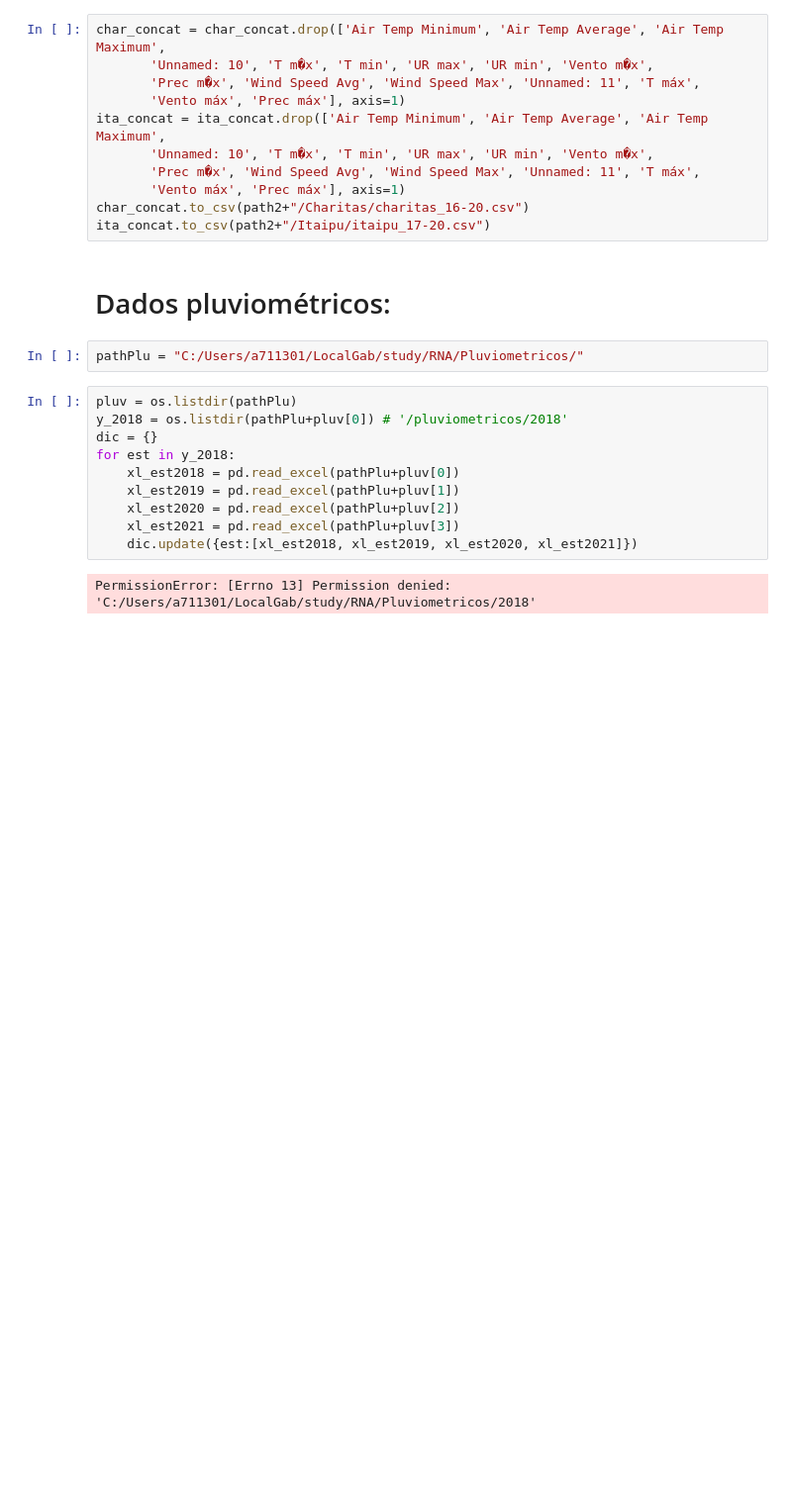
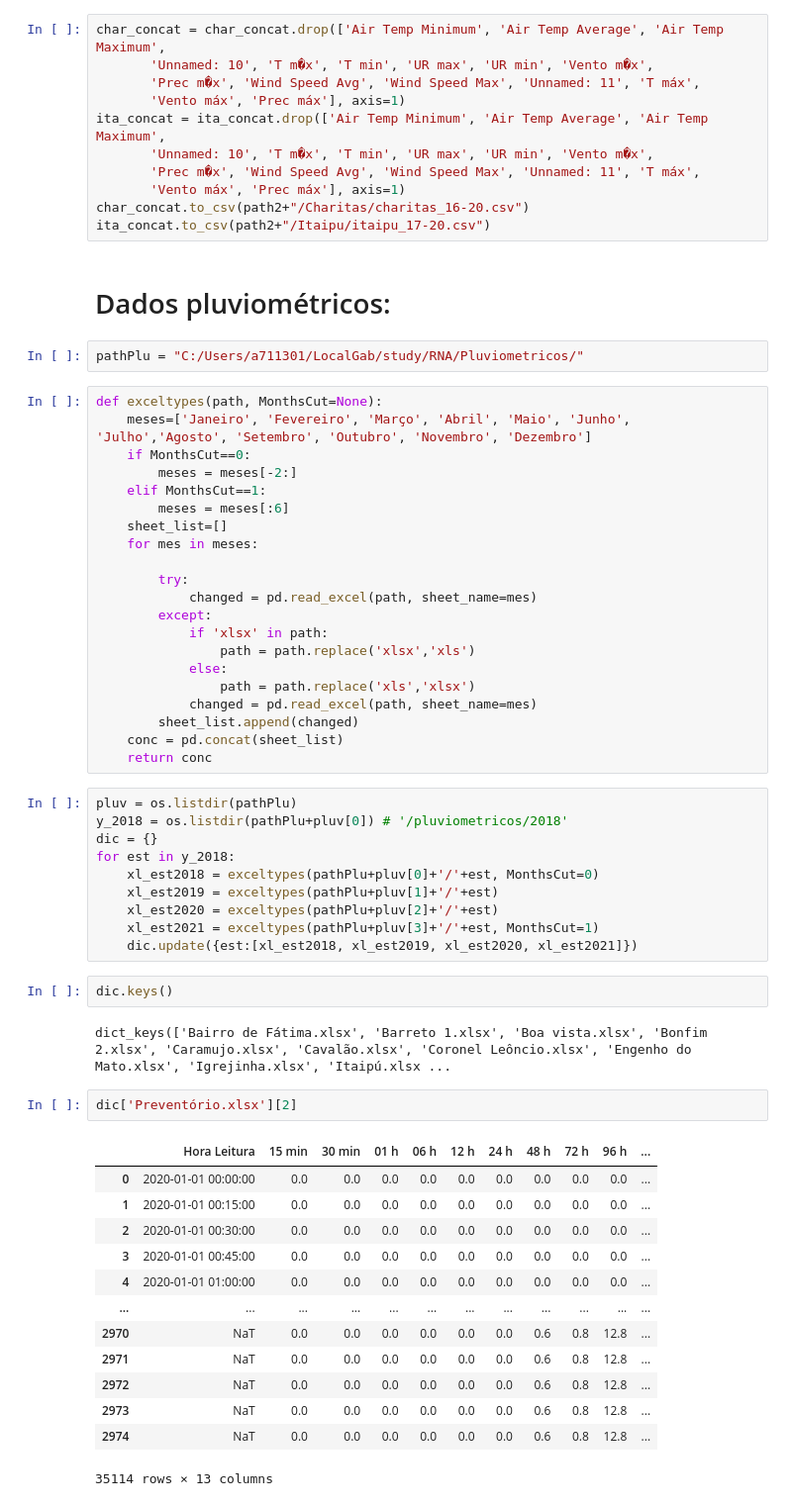
Before and after one commit to g-almeida/Climatology, a Jupyter notebook: PMN/timeSeries.ipynb, the cells around one changed output. Shown at 99% size. Drawn from its saved outputs; the diff is of its cells as text; blank space fills up the shorter version.

Commit message:
update on pluv timeseries

```diff
--- a/PMN/timeSeries.ipynb
+++ b/PMN/timeSeries.ipynb
@@ -154,15 +154,54 @@ ita_concat.to_csv(path2+"/Itaipu/itaipu_17-20.csv")
 # Dados pluviométricos:
 # %%
 pathPlu = "C:/Users/a711301/LocalGab/study/RNA/Pluviometricos/"
+# %%
+def exceltypes(path, MonthsCut=None):
+    meses=['Janeiro', 'Fevereiro', 'Março', 'Abril', 'Maio', 'Junho', 'Julho','Agosto', 'Setembro', 'Outubro', 'Novembro', 'Dezembro']
+    if MonthsCut==0:
+        meses = meses[-2:]
+    elif MonthsCut==1:
+        meses = meses[:6]
+    sheet_list=[]
+    for mes in meses:
+
+        try:
+            changed = pd.read_excel(path, sheet_name=mes)
+        except:
+            if 'xlsx' in path:
+                path = path.replace('xlsx','xls')
+            else:
+                path = path.replace('xls','xlsx')
+            changed = pd.read_excel(path, sheet_name=mes)
+        sheet_list.append(changed)
+    conc = pd.concat(sheet_list)
+    return conc
 # %%
 pluv = os.listdir(pathPlu)
 y_2018 = os.listdir(pathPlu+pluv[0]) # '/pluviometricos/2018'
 dic = {}
 for est in y_2018:
-    xl_est2018 = pd.read_excel(pathPlu+pluv[0])
-    xl_est2019 = pd.read_excel(pathPlu+pluv[1])
-    xl_est2020 = pd.read_excel(pathPlu+pluv[2])
-    xl_est2021 = pd.read_excel(pathPlu+pluv[3])
+    xl_est2018 = exceltypes(pathPlu+pluv[0]+'/'+est, MonthsCut=0)
+    xl_est2019 = exceltypes(pathPlu+pluv[1]+'/'+est)
+    xl_est2020 = exceltypes(pathPlu+pluv[2]+'/'+est)
+    xl_est2021 = exceltypes(pathPlu+pluv[3]+'/'+est, MonthsCut=1)
     dic.update({est:[xl_est2018, xl_est2019, xl_est2020, xl_est2021]})
-# %% [output]
-PermissionError: [Errno 13] Permission denied: 'C:/Users/a711301/LocalGab/study/RNA/Pluviometricos/2018'
+# %%
+dic.keys()
+# %% [output]
+dict_keys(['Bairro de Fátima.xlsx', 'Barreto 1.xlsx', 'Boa vista.xlsx', 'Bonfim 2.xlsx', 'Caramujo.xlsx', 'Cavalão.xlsx', 'Coronel Leôncio.xlsx', 'Engenho do Mato.xlsx', 'Igrejinha.xlsx', 'Itaipú.xlsx ...
+# %%
+dic['Preventório.xlsx'][2]
+# %% [output]
+|  | Hora Leitura | 15 min | 30 min | 01 h | 06 h | 12 h | 24 h | 48 h | 72 h | 96 h | ... |
+| 0 | 2020-01-01 00:00:00 | 0.0 | 0.0 | 0.0 | 0.0 | 0.0 | 0.0 | 0.0 | 0.0 | 0.0 | ... |
+| 1 | 2020-01-01 00:15:00 | 0.0 | 0.0 | 0.0 | 0.0 | 0.0 | 0.0 | 0.0 | 0.0 | 0.0 | ... |
+| 2 | 2020-01-01 00:30:00 | 0.0 | 0.0 | 0.0 | 0.0 | 0.0 | 0.0 | 0.0 | 0.0 | 0.0 | ... |
+| 3 | 2020-01-01 00:45:00 | 0.0 | 0.0 | 0.0 | 0.0 | 0.0 | 0.0 | 0.0 | 0.0 | 0.0 | ... |
+| 4 | 2020-01-01 01:00:00 | 0.0 | 0.0 | 0.0 | 0.0 | 0.0 | 0.0 | 0.0 | 0.0 | 0.0 | ... |
+| ... | ... | ... | ... | ... | ... | ... | ... | ... | ... | ... | ... |
+| 2970 | NaT | 0.0 | 0.0 | 0.0 | 0.0 | 0.0 | 0.0 | 0.6 | 0.8 | 12.8 | ... |
+| 2971 | NaT | 0.0 | 0.0 | 0.0 | 0.0 | 0.0 | 0.0 | 0.6 | 0.8 | 12.8 | ... |
+| 2972 | NaT | 0.0 | 0.0 | 0.0 | 0.0 | 0.0 | 0.0 | 0.6 | 0.8 | 12.8 | ... |
+| 2973 | NaT | 0.0 | 0.0 | 0.0 | 0.0 | 0.0 | 0.0 | 0.6 | 0.8 | 12.8 | ... |
+| 2974 | NaT | 0.0 | 0.0 | 0.0 | 0.0 | 0.0 | 0.0 | 0.6 | 0.8 | 12.8 | ... |
+35114 rows × 13 columns
```
Also changed, not shown: parts of 8 cells of this notebook.
